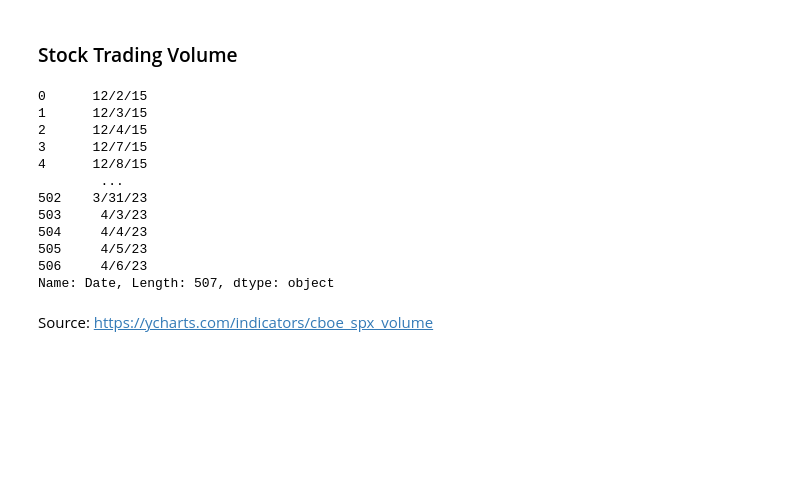
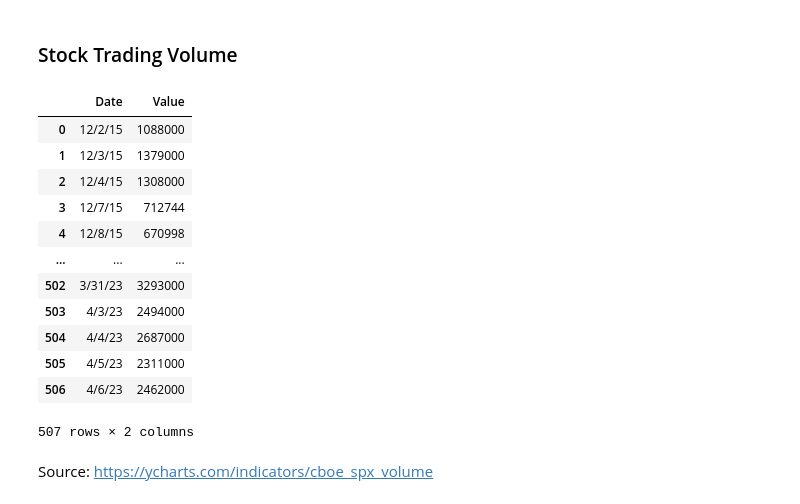
Before and after one commit to mab923/finalteamproject, a Jupyter notebook: Load_Data.ipynb, the cells around one changed output. Drawn from its saved outputs; the diff is of its cells as text; code cells hidden in the pictures; blank space fills up the shorter version.

```diff
--- a/Load_Data.ipynb
+++ b/Load_Data.ipynb
@@ -54,21 +54,22 @@ Source: https://www.spglobal.com/spdji/en/indices/equity/sp-500/#overview
 ### Stock Trading Volume
 # %%
 stock_tv = pd.read_csv('inputs/SP500_TV.csv')
-# %%
-stock_tv['Date']
-# %% [output]
-0      12/2/15
-1      12/3/15
-2      12/4/15
-3      12/7/15
-4      12/8/15
-        ...
-502    3/31/23
-503     4/3/23
-504     4/4/23
-505     4/5/23
-506     4/6/23
-Name: Date, Length: 507, dtype: object
+# %%
+stock_tv
+# %% [output]
+|  | Date | Value |
+| 0 | 12/2/15 | 1088000 |
+| 1 | 12/3/15 | 1379000 |
+| 2 | 12/4/15 | 1308000 |
+| 3 | 12/7/15 | 712744 |
+| 4 | 12/8/15 | 670998 |
+| ... | ... | ... |
+| 502 | 3/31/23 | 3293000 |
+| 503 | 4/3/23 | 2494000 |
+| 504 | 4/4/23 | 2687000 |
+| 505 | 4/5/23 | 2311000 |
+| 506 | 4/6/23 | 2462000 |
+507 rows × 2 columns
 # %% [markdown]
 Source: https://ycharts.com/indicators/cboe_spx_volume
 # %% [markdown]
```
Also changed, not shown: parts of 12 cells of this notebook.
